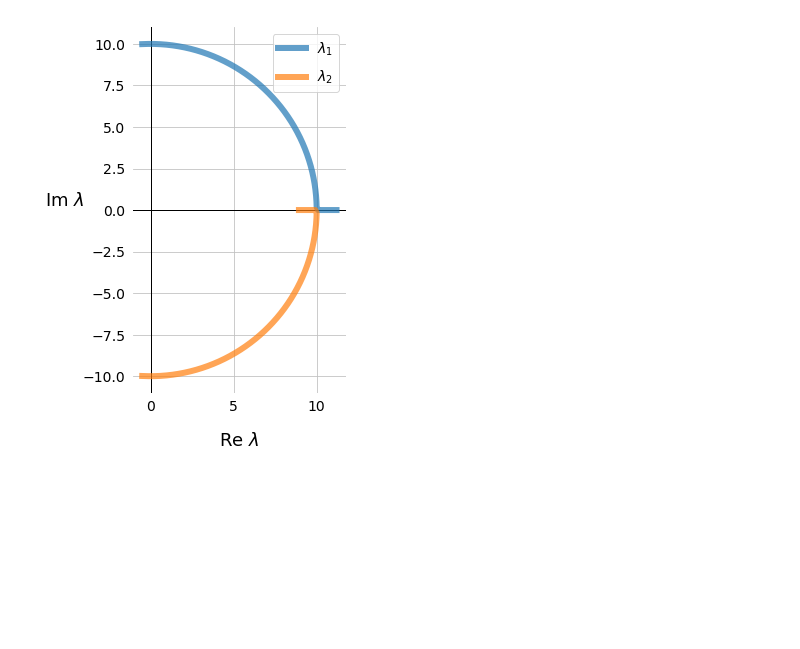
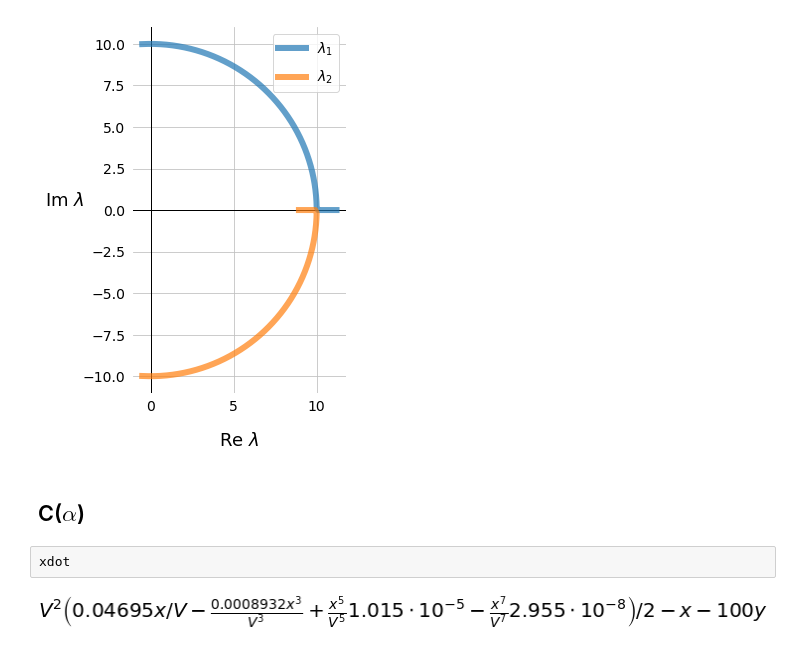
Before and after one commit to tfiers/strogatz, a Jupyter notebook: notebooks/4_Gallop.ipynb, the cells around one changed output. Cells and saved outputs as stored; diff of their text form; blank space fills up the shorter version.

```diff
--- a/notebooks/4_Gallop.ipynb
+++ b/notebooks/4_Gallop.ipynb
@@ -58,3 +60,9 @@ ax.legend()
 save(fig, 'eigencup')
 # %% [output]
 [figure]
+# %% [markdown]
+## C($\alpha$)
+# %%
+xdot
+# %% [output]
+[figure, added]
```
Also changed, not shown: parts of 13 cells of this notebook, 12 other files.
